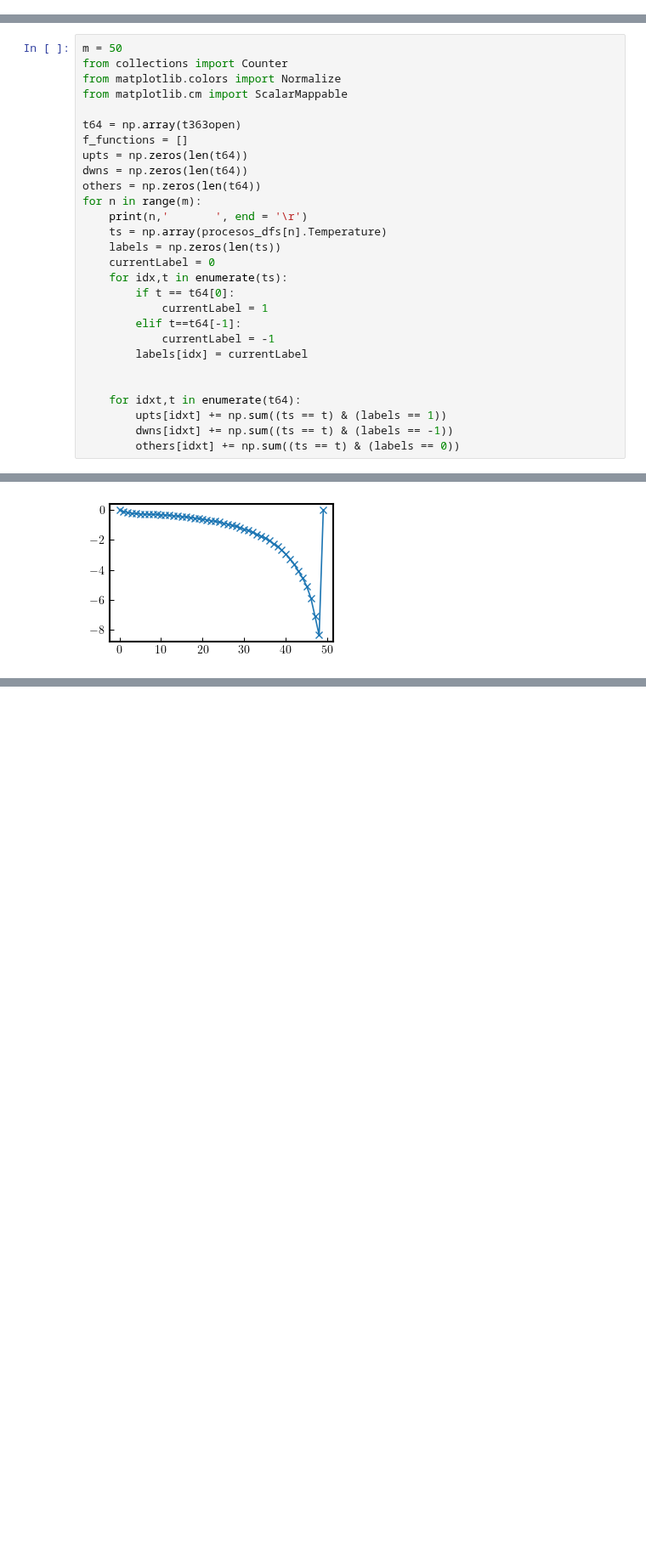
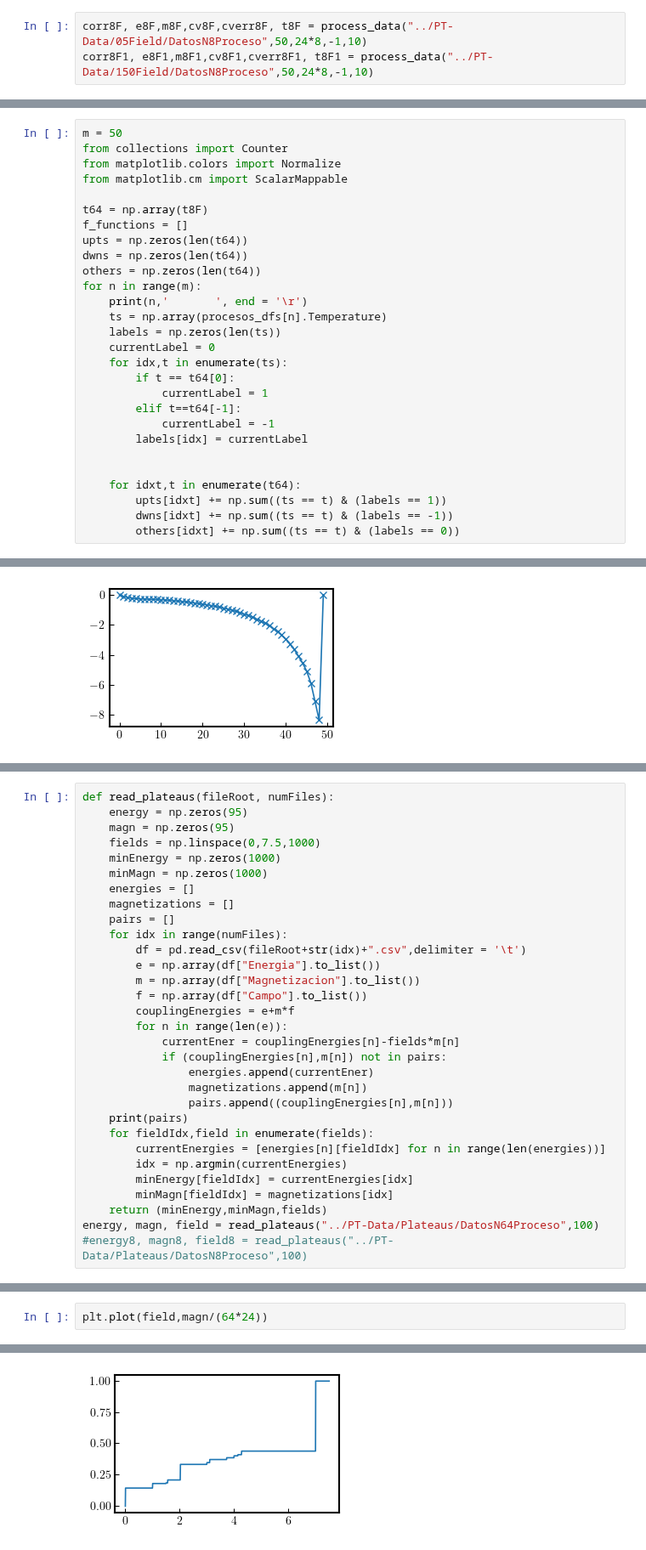
Before and after one commit to Alejo-Costa-Duran/ParallelTempering, a Jupyter notebook: dataAnalysis.ipynb, the cells around one changed output, grey strips where cells are left out. Shown at 85% size. Drawn from its saved outputs; the diff is of its cells as text; blank space fills up the shorter version.

Commit message:
updates plateaus

```diff
--- a/dataAnalysis.ipynb
+++ b/dataAnalysis.ipynb
@@ -286,0 +269,3 @@ Unit cells:  40 Current file idx 34
+# %%
+corr8F, e8F,m8F,cv8F,cverr8F, t8F = process_data("../PT-Data/05Field/DatosN8Proceso",50,24*8,-1,10)
+corr8F1, e8F1,m8F1,cv8F1,cverr8F1, t8F1 = process_data("../PT-Data/150Field/DatosN8Proceso",50,24*8,-1,10)
@@ -343,7 +343,7 @@ from collections import Counter
 from matplotlib.colors import Normalize
 from matplotlib.cm import ScalarMappable
 
-t64 = np.array(t363open)
+t64 = np.array(t8F)
 f_functions = []
 upts = np.zeros(len(t64))
 dwns = np.zeros(len(t64))
@@ -442,0 +445,31 @@ plt.plot(newTs-t64,'x-')
+# %%
+def read_plateaus(fileRoot, numFiles):
+    energy = np.zeros(95)
+    magn = np.zeros(95)
+    fields = np.linspace(0,7.5,1000)
+    minEnergy = np.zeros(1000)
+    minMagn = np.zeros(1000)
+    energies = []
+    magnetizations = []
+    pairs = []
+    for idx in range(numFiles):
+        df = pd.read_csv(fileRoot+str(idx)+".csv",delimiter = '\t')
+        e = np.array(df["Energia"].to_list())
+        m = np.array(df["Magnetizacion"].to_list())
+        f = np.array(df["Campo"].to_list())
+        couplingEnergies = e+m*f
+        for n in range(len(e)):
+            currentEner = couplingEnergies[n]-fields*m[n]
+            if (couplingEnergies[n],m[n]) not in pairs:
+                energies.append(currentEner)
+                magnetizations.append(m[n])
+                pairs.append((couplingEnergies[n],m[n]))
+    print(pairs)
+    for fieldIdx,field in enumerate(fields):
+        currentEnergies = [energies[n][fieldIdx] for n in range(len(energies))]
+        idx = np.argmin(currentEnergies)
+        minEnergy[fieldIdx] = currentEnergies[idx]
+        minMagn[fieldIdx] = magnetizations[idx]
+    return (minEnergy,minMagn,fields)
+energy, magn, field = read_plateaus("../PT-Data/Plateaus/DatosN64Proceso",100)
+#energy8, magn8, field8 = read_plateaus("../PT-Data/Plateaus/DatosN8Proceso",100)
@@ -442,0 +478,3 @@ plt.plot(newTs-t64,'x-')
+# %%
+plt.plot(field,magn/(64*24))
+# %% [output]
@@ -442,0 +482 @@ plt.plot(newTs-t64,'x-')
+[figure, added]
```
Also changed, not shown: parts of 8 cells of this notebook, 14 other files.
